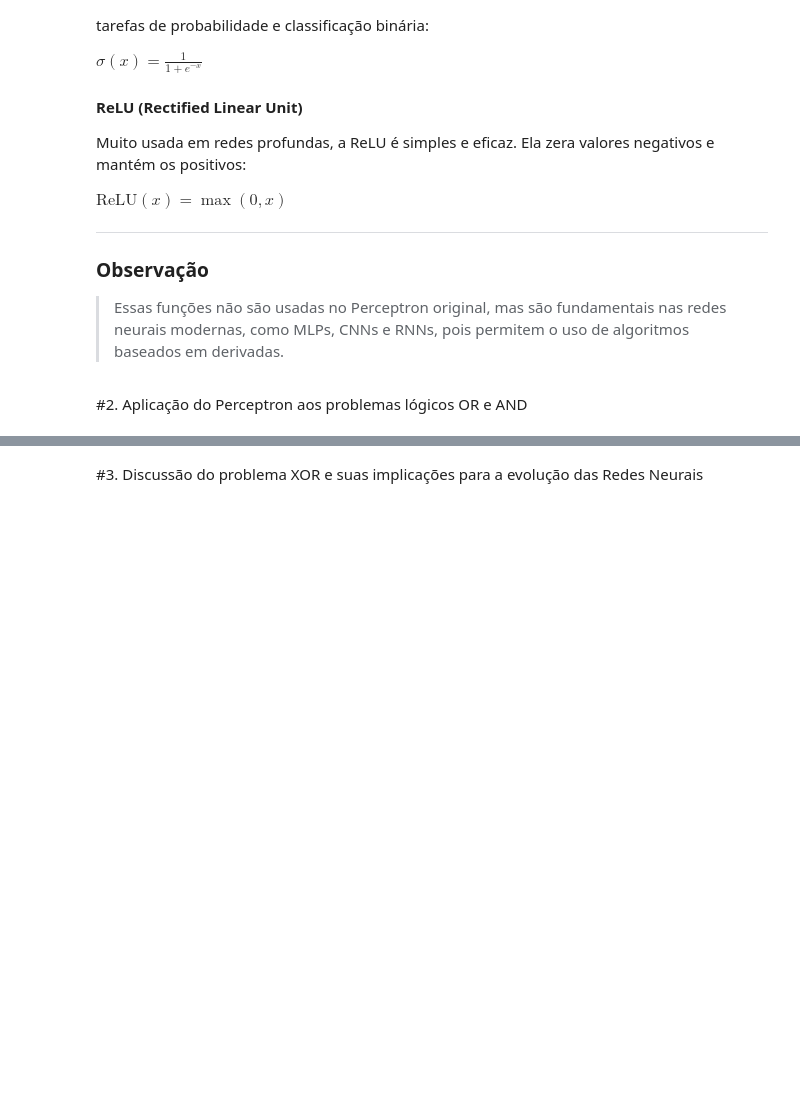
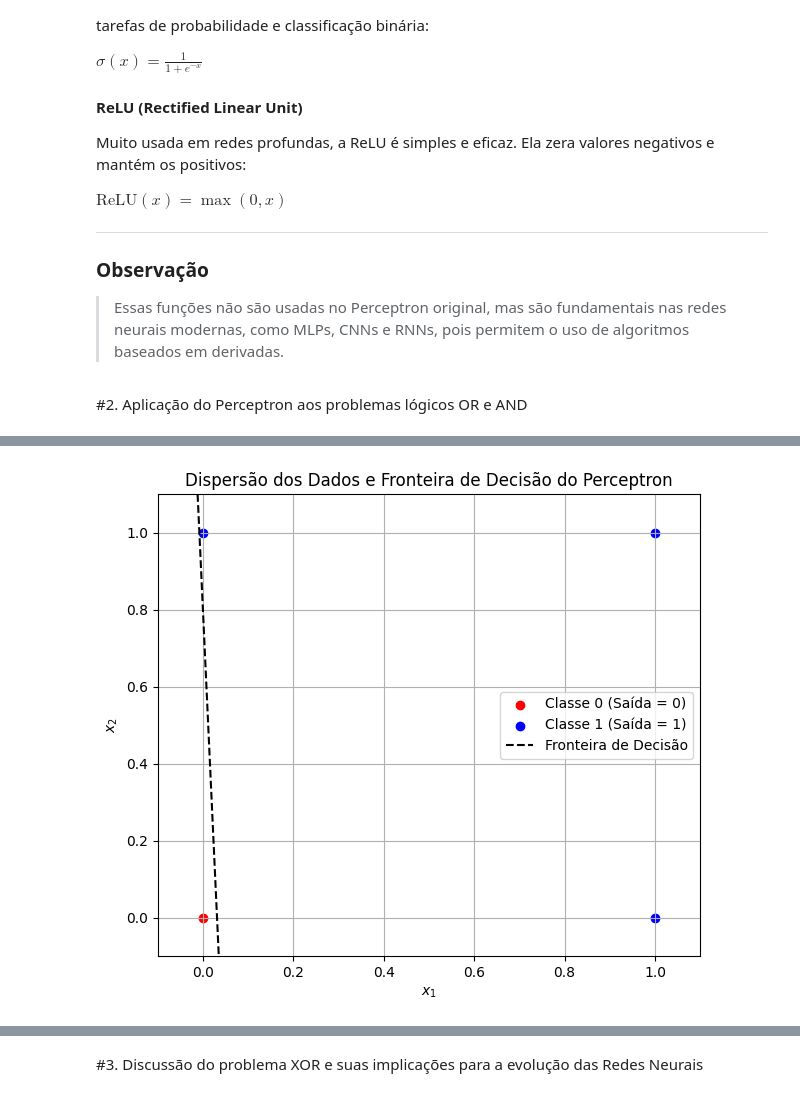
Before and after one commit to EmanuelSilva69/Redes_Neurais_Perceptron, a Jupyter notebook: G_EMANUEL_PERCEPTRON/perceptron.ipynb, the cells around one changed output, grey strips where cells are left out. Cells and saved outputs as stored; diff of their text form; code cells hidden in the pictures; blank space fills up the shorter version.

```diff
--- a/G_EMANUEL_PERCEPTRON/perceptron.ipynb
+++ b/G_EMANUEL_PERCEPTRON/perceptron.ipynb
@@ -483,0 +709,37 @@ Limitações do modelo simples mesmo em problemas lineares (por ex., quando dado
+# %%
+import matplotlib.pyplot as plt
+
+# Preparar dados por classe para plotar com cores diferentes
+classe_0 = entradas[saidas == 0]
+classe_1 = entradas[saidas == 1]
+
+# Criar a figura
+plt.figure(figsize=(7, 6))
+
+# Plotar os pontos de cada classe
+plt.scatter(classe_0[:, 0], classe_0[:, 1], color='red', label='Classe 0 (Saída = 0)')
+plt.scatter(classe_1[:, 0], classe_1[:, 1], color='blue', label='Classe 1 (Saída = 1)')
+
+# Título e rótulos
+plt.title("Dispersão dos Dados e Fronteira de Decisão do Perceptron")
+plt.xlabel("$x_1$")
+plt.ylabel("$x_2$")
+plt.xlim(-0.1, 1.1)
+plt.ylim(-0.1, 1.1)
+
+# Plotar a fronteira de decisão (reta: w1*x1 + w2*x2 + b = 0)
+# Isolar x2: x2 = -(w1/w2)*x1 - b/w2
+if pesos[1] != 0:
+    x1_vals = np.linspace(-0.1, 1.1, 100)
+    x2_vals = -(pesos[0] * x1_vals + bias) / pesos[1]
+    plt.plot(x1_vals, x2_vals, color='black', linestyle='--', label='Fronteira de Decisão')
+else:
+    # Caso especial: reta vertical
+    x_val = -bias / pesos[0]
+    plt.axvline(x=x_val, color='black', linestyle='--', label='Fronteira de Decisão')
+
+plt.legend()
+plt.grid(True)
+plt.show()
+# %% [output]
+[figure, added]
```
Also changed, not shown: parts of 22 cells of this notebook.
